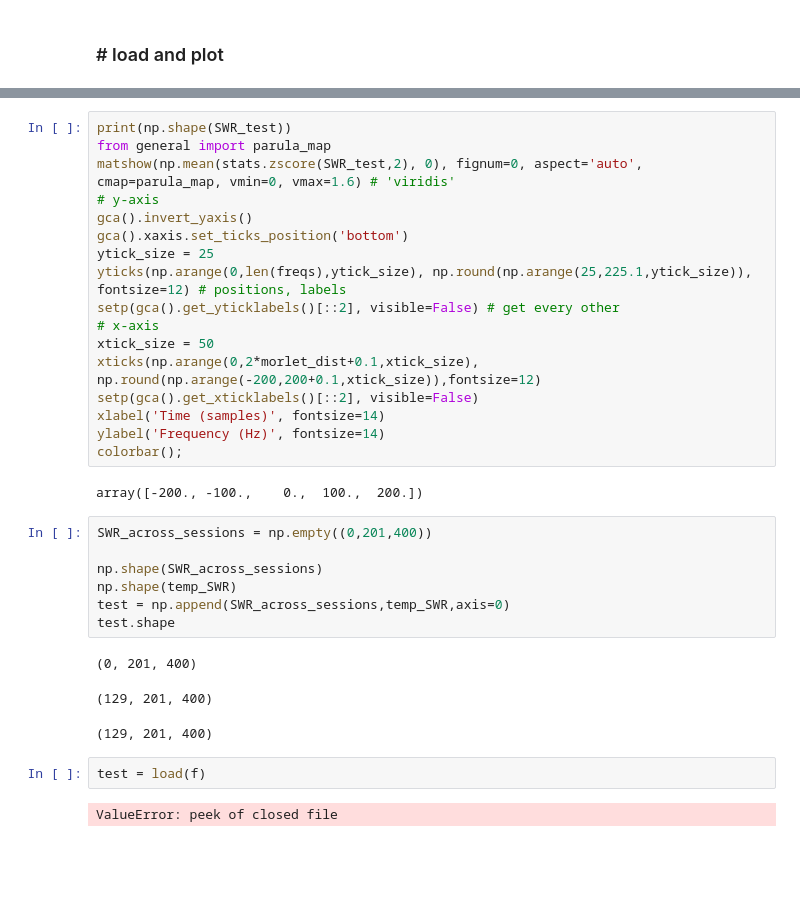
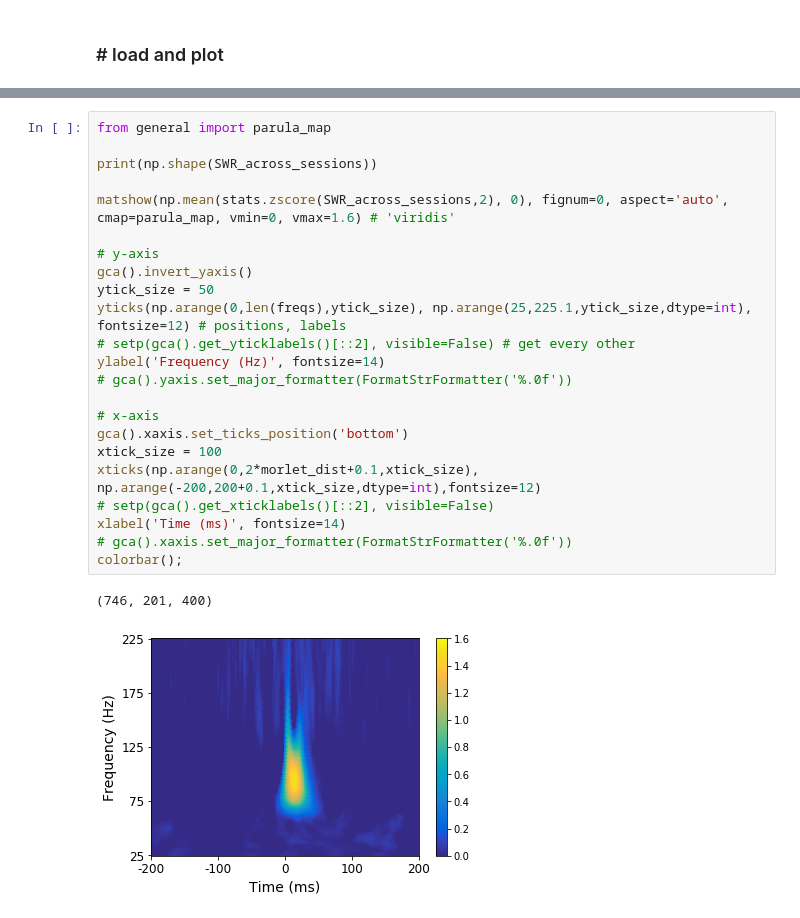
Before and after one commit to jjsakon/SWR, a Jupyter notebook: code/SWRanalysisSubfieldPower.ipynb, the cells around one changed output, grey strips where cells are left out. Cells and saved outputs as stored; diff of their text form; blank space fills up the shorter version.

```diff
--- a/code/SWRanalysisSubfieldPower.ipynb
+++ b/code/SWRanalysisSubfieldPower.ipynb
@@ -1103,34 +1136,26 @@ colorbar();
 # %%
-print(np.shape(SWR_test))
 from general import parula_map
-matshow(np.mean(stats.zscore(SWR_test,2), 0), fignum=0, aspect='auto', cmap=parula_map, vmin=0, vmax=1.6) # 'viridis'
+
+print(np.shape(SWR_across_sessions))
+
+matshow(np.mean(stats.zscore(SWR_across_sessions,2), 0), fignum=0, aspect='auto', cmap=parula_map, vmin=0, vmax=1.6) # 'viridis'
+
 # y-axis
 gca().invert_yaxis()
+ytick_size = 50
+yticks(np.arange(0,len(freqs),ytick_size), np.arange(25,225.1,ytick_size,dtype=int), fontsize=12) # positions, labels
+# setp(gca().get_yticklabels()[::2], visible=False) # get every other
+ylabel('Frequency (Hz)', fontsize=14)
+# gca().yaxis.set_major_formatter(FormatStrFormatter('%.0f'))
+
+# x-axis
 gca().xaxis.set_ticks_position('bottom')
-ytick_size = 25
-yticks(np.arange(0,len(freqs),ytick_size), np.round(np.arange(25,225.1,ytick_size)), fontsize=12) # positions, labels
-setp(gca().get_yticklabels()[::2], visible=False) # get every other
-# x-axis
-xtick_size = 50
-xticks(np.arange(0,2*morlet_dist+0.1,xtick_size), np.round(np.arange(-200,200+0.1,xtick_size)),fontsize=12)
-setp(gca().get_xticklabels()[::2], visible=False)
-xlabel('Time (samples)', fontsize=14)
-ylabel('Frequency (Hz)', fontsize=14)
+xtick_size = 100
+xticks(np.arange(0,2*morlet_dist+0.1,xtick_size), np.arange(-200,200+0.1,xtick_size,dtype=int),fontsize=12)
+# setp(gca().get_xticklabels()[::2], visible=False)
+xlabel('Time (ms)', fontsize=14)
+# gca().xaxis.set_major_formatter(FormatStrFormatter('%.0f'))
 colorbar();
 # %% [output]
-array([-200., -100.,    0.,  100.,  200.])
+(746, 201, 400)
+[figure, added]
-# %%
-SWR_across_sessions = np.empty((0,201,400))
-
-np.shape(SWR_across_sessions)
-np.shape(temp_SWR)
-test = np.append(SWR_across_sessions,temp_SWR,axis=0)
-test.shape
-# %% [output]
-(0, 201, 400)
-(129, 201, 400)
-(129, 201, 400)
-# %%
-test = load(f)
-# %% [output]
-ValueError: peek of closed file
```
Also changed, not shown: parts of 11 cells of this notebook, 1 other file.
